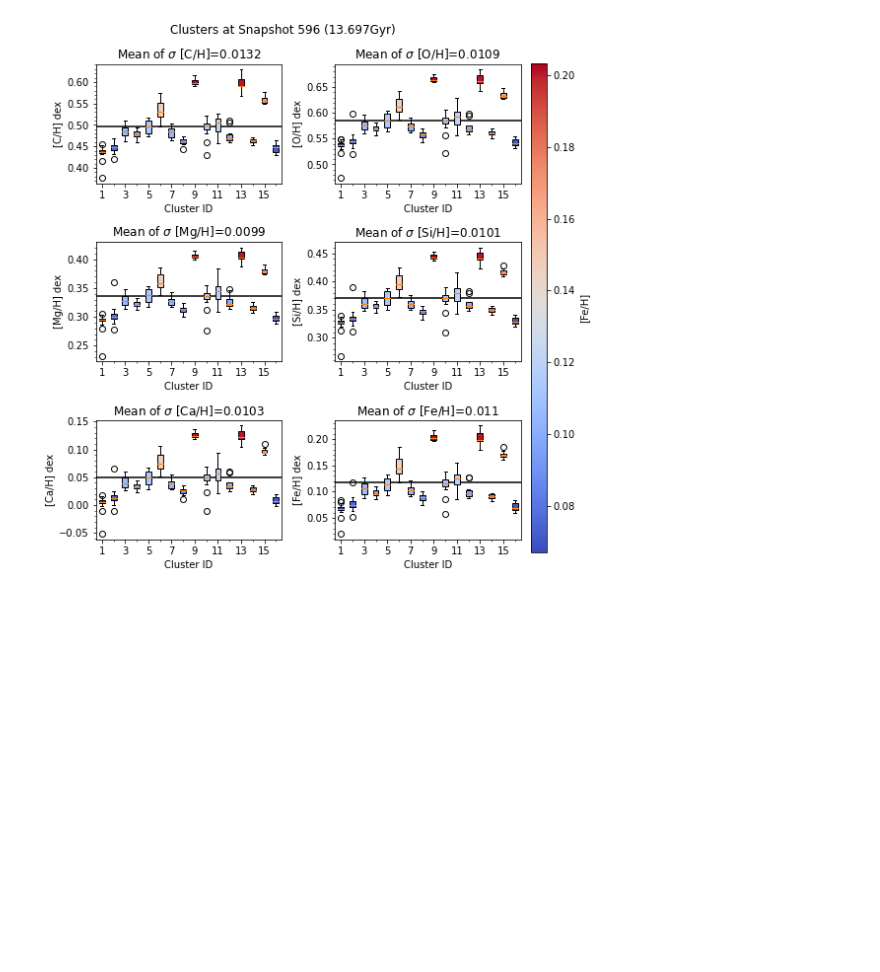
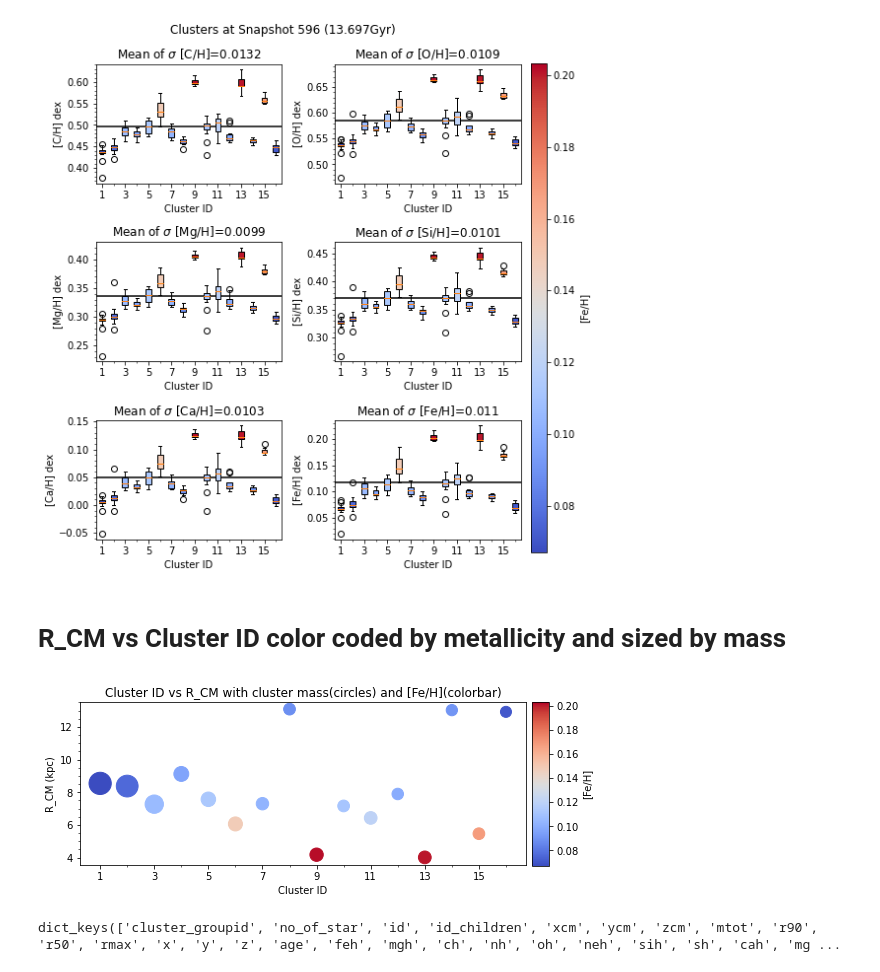
Before and after one commit to binodbhttr/stampede_workfolder, a Jupyter notebook: fire2/sigma_metallicity_vs_R_realtime_data_596.ipynb, the cells around one changed output. Saved outputs shown, nothing was run; the diff lists cells and outputs as text; code cells hidden in the pictures; blank space fills up the shorter version.

Commit message:
added plots with cluster ID vs R_CM

```diff
--- a/fire2/sigma_metallicity_vs_R_realtime_data_596.ipynb
+++ b/fire2/sigma_metallicity_vs_R_realtime_data_596.ipynb
@@ -707,3 +711,46 @@ fig3.tight_layout()
 fig3.savefig("Metallicities_Clusters_with_Fe_H"+str(snapnumber)+".jpg",bbox_inches="tight",dpi=200)
 # %% [output]
 [figure]
+# %% [markdown]
+# R_CM vs Cluster ID color coded by metallicity and sized by mass
+# %%
+from matplotlib.ticker import AutoMinorLocator
+
+
+#Getting the mass of all clusters in  a list
+
+all_mass=list()
+for cluster_group in export_cluster:
+    mass_data=export_cluster[cluster_group]["mtot"]
+    all_mass.append(mass_data)
+#print(all_mass)
+
+fig5=plt.figure(figsize=(8,3))
+cluster_id=np.arange(1,len(export_cluster)+1,1)
+ax=fig5.add_subplot(1,1,1)
+
+x=np.arange(1,17,1)
+
+ax.set_title("Cluster ID vs R_CM with cluster mass(circles) and [Fe/H](colorbar)")
+ax.set_xlabel("Cluster ID")
+ax.set_ylabel("R_CM (kpc)")
+ax.minorticks_on()
+ax.set_xticks(x[::2])
+ax.set_xticklabels(x[::2], rotation=0)
+minor_locator = AutoMinorLocator(2)
+ax.xaxis.set_minor_locator(minor_locator)
+ax.scatter(x,cm_R,c=colors_Fe_H,s=np.array(all_mass)/1e3)
+
+import matplotlib as mpl
+ax = fig5.add_axes([0.91, 0.12, 0.03, 0.76]) #left, bottom, width, height
+norm=mpl.colors.Normalize(np.min(np.array(feh_means)), np.max(np.array(feh_means)))
+cb = mpl.colorbar.ColorbarBase(ax, orientation='vertical',
+        cmap=mpl.cm.coolwarm,norm=norm
+        ,label="[Fe/H]")
+fig5.savefig("Cluster_ID_vs_R_CM_with_Fe_H"+str(snapnumber)+".jpg",bbox_inches="tight",dpi=200)
+# %% [output]
+[figure, added]
+# %%
+export_cluster[1].keys()
+# %% [output]
+dict_keys(['cluster_groupid', 'no_of_star', 'id', 'id_children', 'xcm', 'ycm', 'zcm', 'mtot', 'r90', 'r50', 'rmax', 'x', 'y', 'z', 'age', 'feh', 'mgh', 'ch', 'nh', 'oh', 'neh', 'sih', 'sh', 'cah', 'mg ...
```
Also changed, not shown: parts of 3 cells of this notebook, 1 other file.
